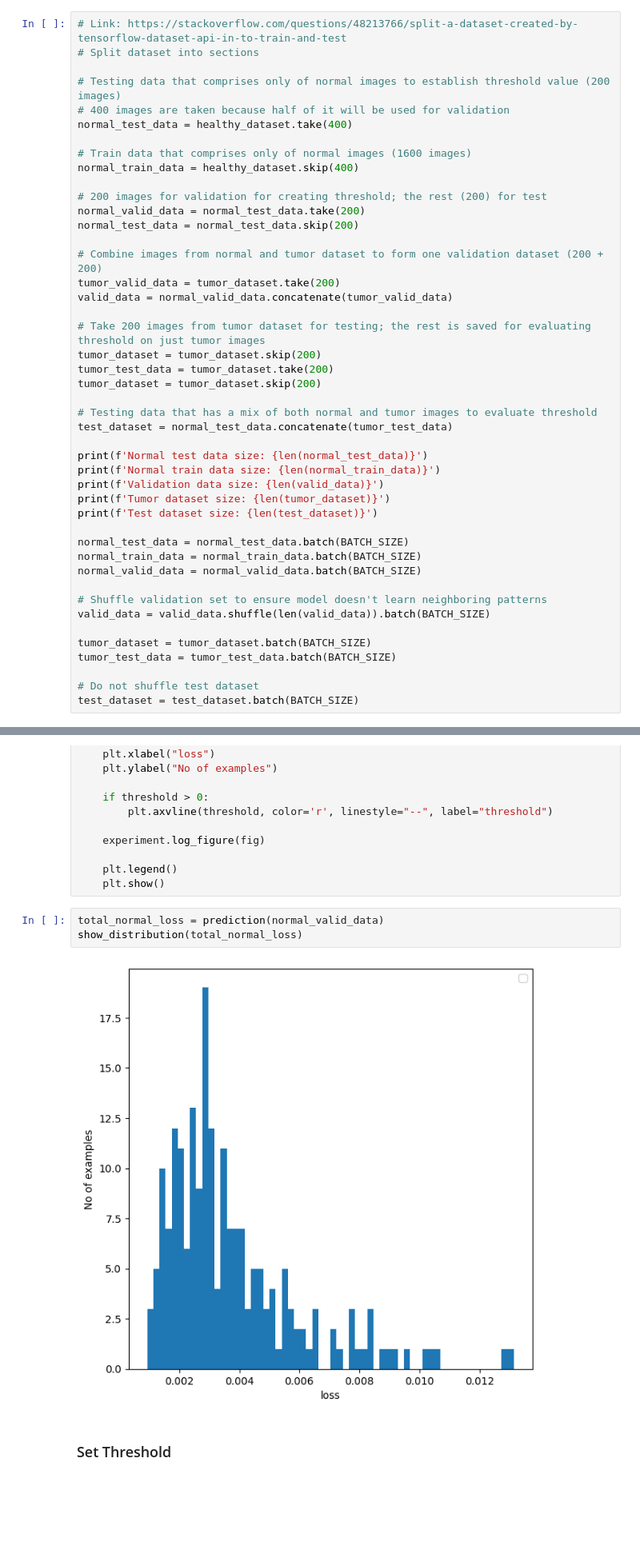
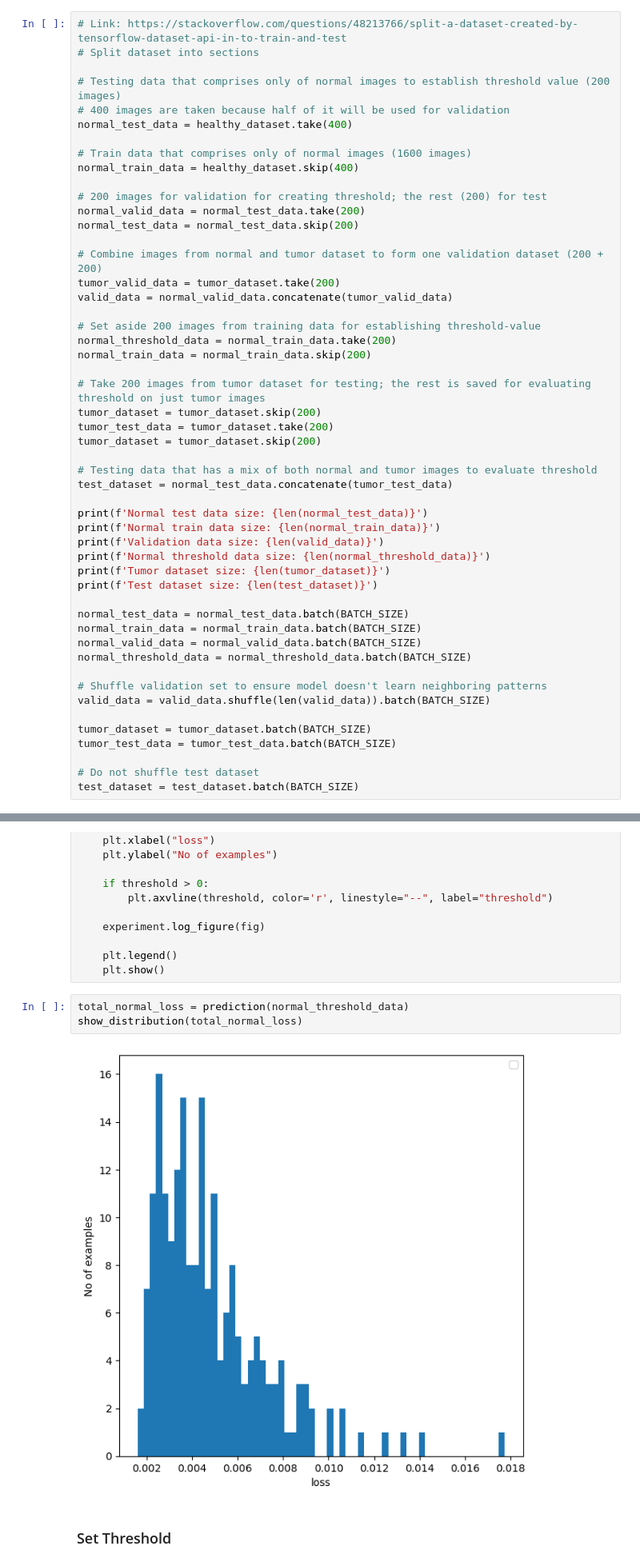
Before and after one commit to Tommy-Long4358/Brain-Anomaly-Detection, a Jupyter notebook: brain-tumor-anomaly-cae.ipynb, the cells around one changed output, grey strips where cells are left out. Shown at 80% size. Drawn from its saved outputs; the diff is of its cells as text; blank space fills up the shorter version.

Commit message:
added threshold dataset

```diff
--- a/brain-tumor-anomaly-cae.ipynb
+++ b/brain-tumor-anomaly-cae.ipynb
@@ -187,6 +189,10 @@ normal_test_data = normal_test_data.skip(200)
 tumor_valid_data = tumor_dataset.take(200)
 valid_data = normal_valid_data.concatenate(tumor_valid_data)
 
+# Set aside 200 images from training data for establishing threshold-value
+normal_threshold_data = normal_train_data.take(200)
+normal_train_data = normal_train_data.skip(200)
+
 # Take 200 images from tumor dataset for testing; the rest is saved for evaluating threshold on just tumor images
 tumor_dataset = tumor_dataset.skip(200)
 tumor_test_data = tumor_dataset.take(200)
@@ -198,12 +204,14 @@ test_dataset = normal_test_data.concatenate(tumor_test_data)
 print(f'Normal test data size: {len(normal_test_data)}')
 print(f'Normal train data size: {len(normal_train_data)}')
 print(f'Validation data size: {len(valid_data)}')
+print(f'Normal threshold data size: {len(normal_threshold_data)}')
 print(f'Tumor dataset size: {len(tumor_dataset)}')
 print(f'Test dataset size: {len(test_dataset)}')
 
 normal_test_data = normal_test_data.batch(BATCH_SIZE)
 normal_train_data = normal_train_data.batch(BATCH_SIZE)
 normal_valid_data = normal_valid_data.batch(BATCH_SIZE)
+normal_threshold_data = normal_threshold_data.batch(BATCH_SIZE)
 
 # Shuffle validation set to ensure model doesn't learn neighboring patterns
 valid_data = valid_data.shuffle(len(valid_data)).batch(BATCH_SIZE)
@@ -413,10 +422,10 @@ def show_distribution(loss, threshold=0, bins=60):
     plt.legend()
     plt.show()
 # %%
-total_normal_loss = prediction(normal_valid_data)
+total_normal_loss = prediction(normal_threshold_data)
 show_distribution(total_normal_loss)
 # %% [output]
-[figure, old version]
+[figure, new version]
 # %% [markdown]
 ### Set Threshold
 # %%
```
Also changed, not shown: parts of 18 cells of this notebook.
